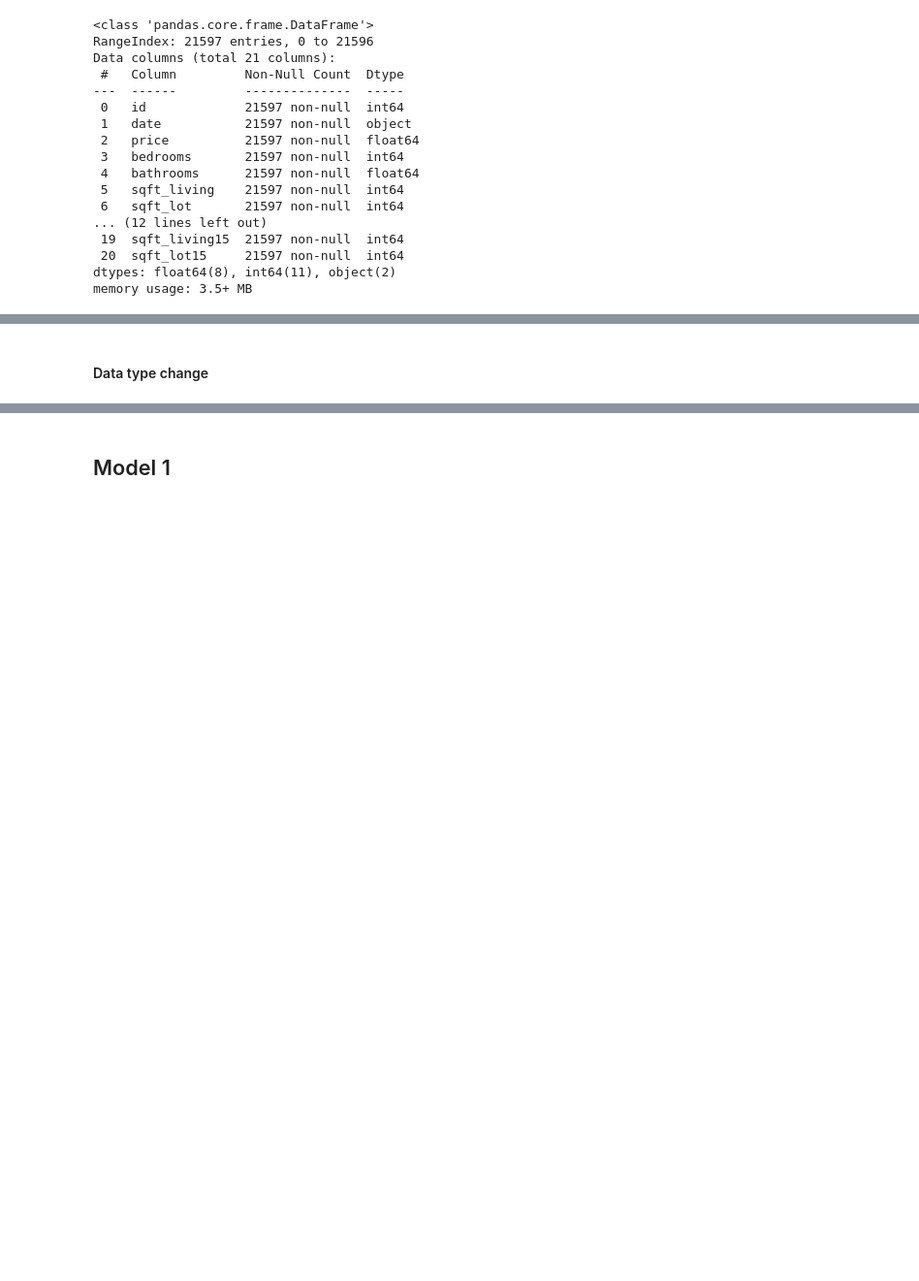
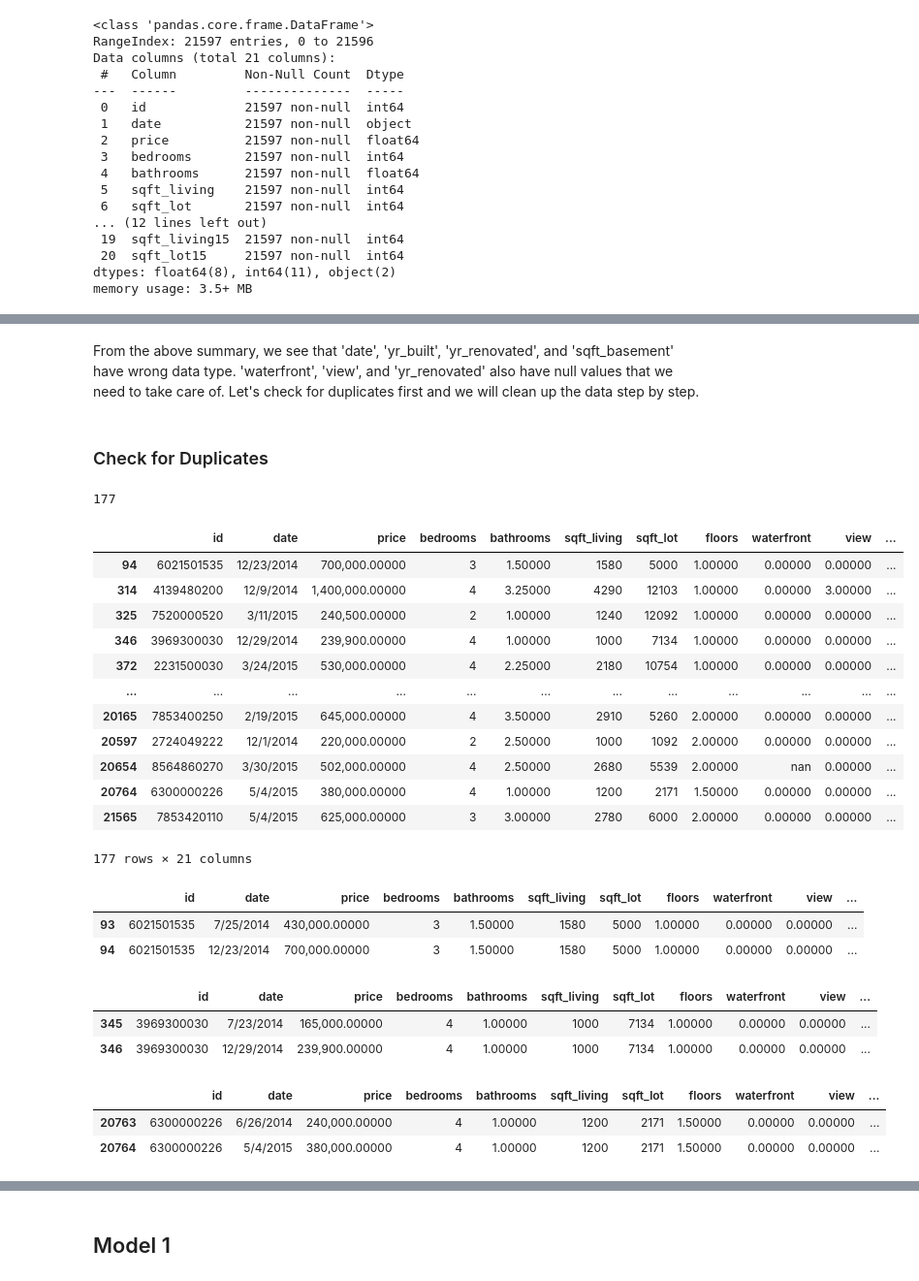
Before and after one commit to jennifernha/King-County-House-Sales, a Jupyter notebook: King County House Sales Analysis.ipynb, the cells around one changed output, grey strips where cells are left out. Shown at 97% size. Saved outputs shown, nothing was run; the diff lists cells and outputs as text; code cells hidden in the pictures; blank space fills up the shorter version.

```diff
--- a/King County House Sales Analysis.ipynb
+++ b/King County House Sales Analysis.ipynb
@@ -77,2 +81,49 @@ memory usage: 3.5+ MB
-# %% [markdown]
-#### Data type change
+# %% [markdown]
+From the above summary, we see that 'date', 'yr_built', 'yr_renovated', and 'sqft_basement' have wrong data type. 'waterfront', 'view', and 'yr_renovated' also have null values that we need to take care of. Let's check for duplicates first and we will clean up the data step by step.
+# %% [markdown]
+### Check for Duplicates
+# %%
+#check for duplicates in 'id' which should work as index
+df.id.duplicated().sum()
+# %% [output]
+177
+# %%
+#create a separate table to examine the duplicates
+df_id_duplicates = df[df.duplicated('id')]
+# %%
+df_id_duplicates
+# %% [output]
+|  | id | date | price | bedrooms | bathrooms | sqft_living | sqft_lot | floors | waterfront | view | ... |
+| 94 | 6021501535 | 12/23/2014 | 700,000.00000 | 3 | 1.50000 | 1580 | 5000 | 1.00000 | 0.00000 | 0.00000 | ... |
+| 314 | 4139480200 | 12/9/2014 | 1,400,000.00000 | 4 | 3.25000 | 4290 | 12103 | 1.00000 | 0.00000 | 3.00000 | ... |
+| 325 | 7520000520 | 3/11/2015 | 240,500.00000 | 2 | 1.00000 | 1240 | 12092 | 1.00000 | 0.00000 | 0.00000 | ... |
+| 346 | 3969300030 | 12/29/2014 | 239,900.00000 | 4 | 1.00000 | 1000 | 7134 | 1.00000 | 0.00000 | 0.00000 | ... |
+| 372 | 2231500030 | 3/24/2015 | 530,000.00000 | 4 | 2.25000 | 2180 | 10754 | 1.00000 | 0.00000 | 0.00000 | ... |
+| ... | ... | ... | ... | ... | ... | ... | ... | ... | ... | ... | ... |
+| 20165 | 7853400250 | 2/19/2015 | 645,000.00000 | 4 | 3.50000 | 2910 | 5260 | 2.00000 | 0.00000 | 0.00000 | ... |
+| 20597 | 2724049222 | 12/1/2014 | 220,000.00000 | 2 | 2.50000 | 1000 | 1092 | 2.00000 | 0.00000 | 0.00000 | ... |
+| 20654 | 8564860270 | 3/30/2015 | 502,000.00000 | 4 | 2.50000 | 2680 | 5539 | 2.00000 | nan | 0.00000 | ... |
+| 20764 | 6300000226 | 5/4/2015 | 380,000.00000 | 4 | 1.00000 | 1200 | 2171 | 1.50000 | 0.00000 | 0.00000 | ... |
+| 21565 | 7853420110 | 5/4/2015 | 625,000.00000 | 3 | 3.00000 | 2780 | 6000 | 2.00000 | 0.00000 | 0.00000 | ... |
+177 rows × 21 columns
+# %%
+#spot check data
+df.loc[df['id'] == 6021501535]
+# %% [output]
+|  | id | date | price | bedrooms | bathrooms | sqft_living | sqft_lot | floors | waterfront | view | ... |
+| 93 | 6021501535 | 7/25/2014 | 430,000.00000 | 3 | 1.50000 | 1580 | 5000 | 1.00000 | 0.00000 | 0.00000 | ... |
+| 94 | 6021501535 | 12/23/2014 | 700,000.00000 | 3 | 1.50000 | 1580 | 5000 | 1.00000 | 0.00000 | 0.00000 | ... |
+# %%
+#spot check data
+df.loc[df['id'] == 3969300030]
+# %% [output]
+|  | id | date | price | bedrooms | bathrooms | sqft_living | sqft_lot | floors | waterfront | view | ... |
+| 345 | 3969300030 | 7/23/2014 | 165,000.00000 | 4 | 1.00000 | 1000 | 7134 | 1.00000 | 0.00000 | 0.00000 | ... |
+| 346 | 3969300030 | 12/29/2014 | 239,900.00000 | 4 | 1.00000 | 1000 | 7134 | 1.00000 | 0.00000 | 0.00000 | ... |
+# %%
+#spot check data
+df.loc[df['id'] == 6300000226]
+# %% [output]
+|  | id | date | price | bedrooms | bathrooms | sqft_living | sqft_lot | floors | waterfront | view | ... |
+| 20763 | 6300000226 | 6/26/2014 | 240,000.00000 | 4 | 1.00000 | 1200 | 2171 | 1.50000 | 0.00000 | 0.00000 | ... |
+| 20764 | 6300000226 | 5/4/2015 | 380,000.00000 | 4 | 1.00000 | 1200 | 2171 | 1.50000 | 0.00000 | 0.00000 | ... |
```
Also changed, not shown: parts of 27 cells of this notebook.
